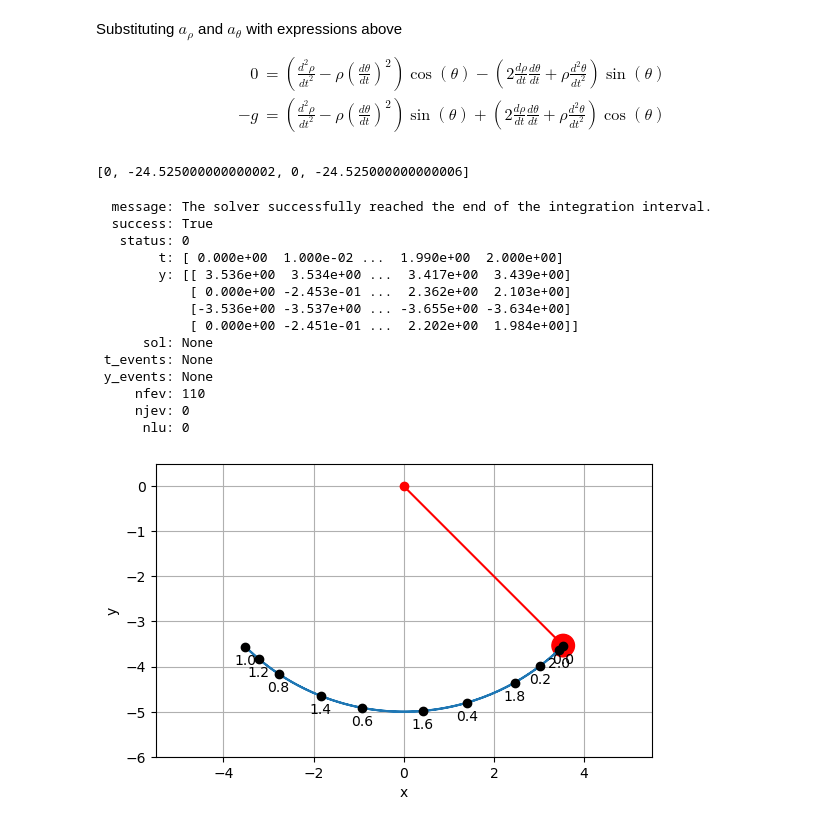
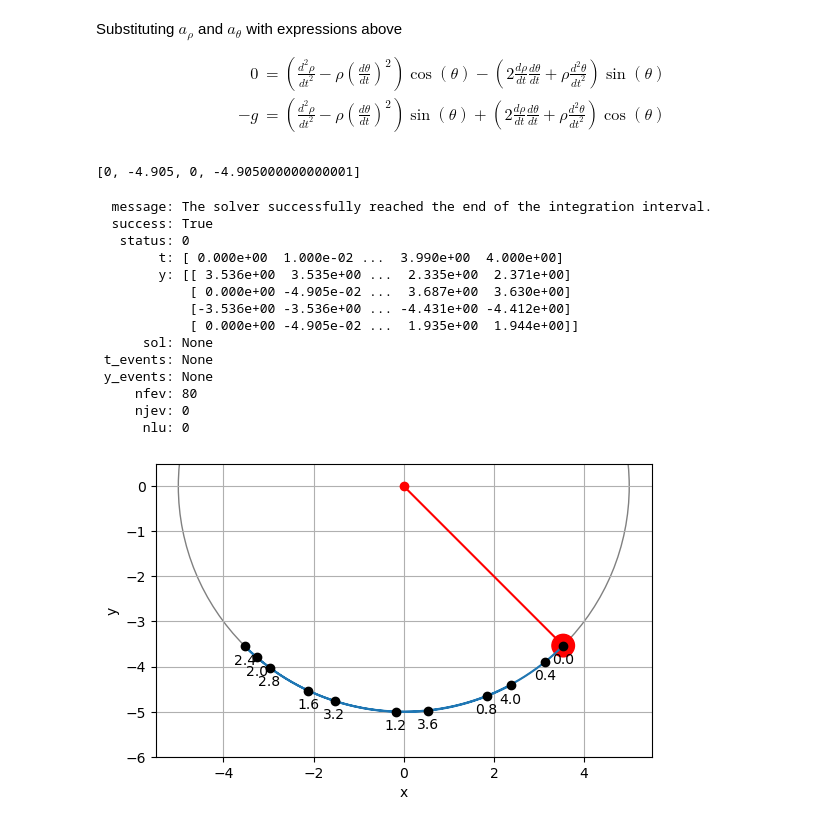
Before and after one commit to billtubbs/process-models, a Jupyter notebook: crane/ODEs-pendulum-varying-length.ipynb, the cells around one changed output. Cells and saved outputs as stored; diff of their text form; code cells hidden in the pictures.

```diff
--- a/crane/ODEs-pendulum-varying-length.ipynb
+++ b/crane/ODEs-pendulum-varying-length.ipynb
@@ -307,6 +307,8 @@ def free_pendulum_fixed_length(t, y, params):
     y[3] : dy/dt
     """
     g = params["g"]
+
+    # Current states
     x, D_x, y, D_y = y
 
     # Convert position to polar co-ordinates
@@ -326,13 +328,13 @@ def free_pendulum_fixed_length(t, y, params):
     a_L, a_theta = acceleration_components_polar(L, D_L, D2_L, theta, D_theta, D2_theta)
 
     # Convert back to xy co-ordinates
-    D2_x, D2_y = polar_vector_to_xy(theta, a_L, a_theta * L)
+    D2_x, D2_y = polar_vector_to_xy(theta, a_L, a_theta)
 
     return [D_x, D2_x, D_y, D2_y]
 # %%
 params = {
-    "L": 5,
-    "g": 9.81
+    "L": 5,  # length of cable
+    "g": 9.81  # acceleration due to gravity
 }
 
 x0, y0 = polar_to_xy(params["L"], -np.pi/4)
@@ -345,7 +347,7 @@ dy = free_pendulum_fixed_length(t, y, params)
 print(dy)
 
 fun = free_pendulum_fixed_length
-t_stop = 2
+t_stop = 4
 t_step = 0.01
 t_eval = np.arange(0, t_stop + t_step, t_step)
 
@@ -355,45 +357,48 @@ if sol.status != 0:
     print(sol.message)
 sol
 # %% [output]
-[0, -24.525000000000002, 0, -24.525000000000006]
+[0, -4.905, 0, -4.905000000000001]
   message: The solver successfully reached the end of the integration interval.
   success: True
    status: 0
-        t: [ 0.000e+00  1.000e-02 ...  1.990e+00  2.000e+00]
-        y: [[ 3.536e+00  3.534e+00 ...  3.417e+00  3.439e+00]
-            [ 0.000e+00 -2.453e-01 ...  2.362e+00  2.103e+00]
-            [-3.536e+00 -3.537e+00 ... -3.655e+00 -3.634e+00]
-            [ 0.000e+00 -2.451e-01 ...  2.202e+00  1.984e+00]]
+        t: [ 0.000e+00  1.000e-02 ...  3.990e+00  4.000e+00]
+        y: [[ 3.536e+00  3.535e+00 ...  2.335e+00  2.371e+00]
+            [ 0.000e+00 -4.905e-02 ...  3.687e+00  3.630e+00]
+            [-3.536e+00 -3.536e+00 ... -4.431e+00 -4.412e+00]
+            [ 0.000e+00 -4.905e-02 ...  1.935e+00  1.944e+00]]
       sol: None
  t_events: None
  y_events: None
-     nfev: 110
+     nfev: 80
      njev: 0
       nlu: 0
 # %%
 t = sol.t
 x, vx, y, vy = sol.y
 
 fig, ax = plt.subplots()
 
 nT = len(sol.t)
 selected_points = np.arange(0, nT, step = (nT-1)//10)
 
-circ = plt.Circle((y0[0], y0[2]), 0.25, color='r')
+circ = plt.Circle((0, 0), params['L'], facecolor='none', edgecolor='grey')
 ax.add_patch(circ)
+
+load = plt.Circle((y0[0], y0[2]), 0.25, color='r')
+ax.add_patch(load)
 
 ax.plot(x, y)
 ax.plot([0, y0[0]], [0, y0[2]], '-ro')
 ax.plot(x[selected_points], y[selected_points], 'ko')
 for p in selected_points:
     ax.annotate(f"{t[p]:.1f}", (x[p] - 0.25, y[p] - 0.4))
 ax.set_xlim([-5.5, 5.5])
 ax.set_ylim([-6, 0.5])
 ax.set_xlabel("x")
 ax.set_ylabel("y")
 ax.set_aspect('equal')
 ax.grid()
 
 plt.show()
 # %% [output]
-[figure, old version]
+[figure, new version]
```
Also changed, not shown: parts of 19 cells of this notebook.
